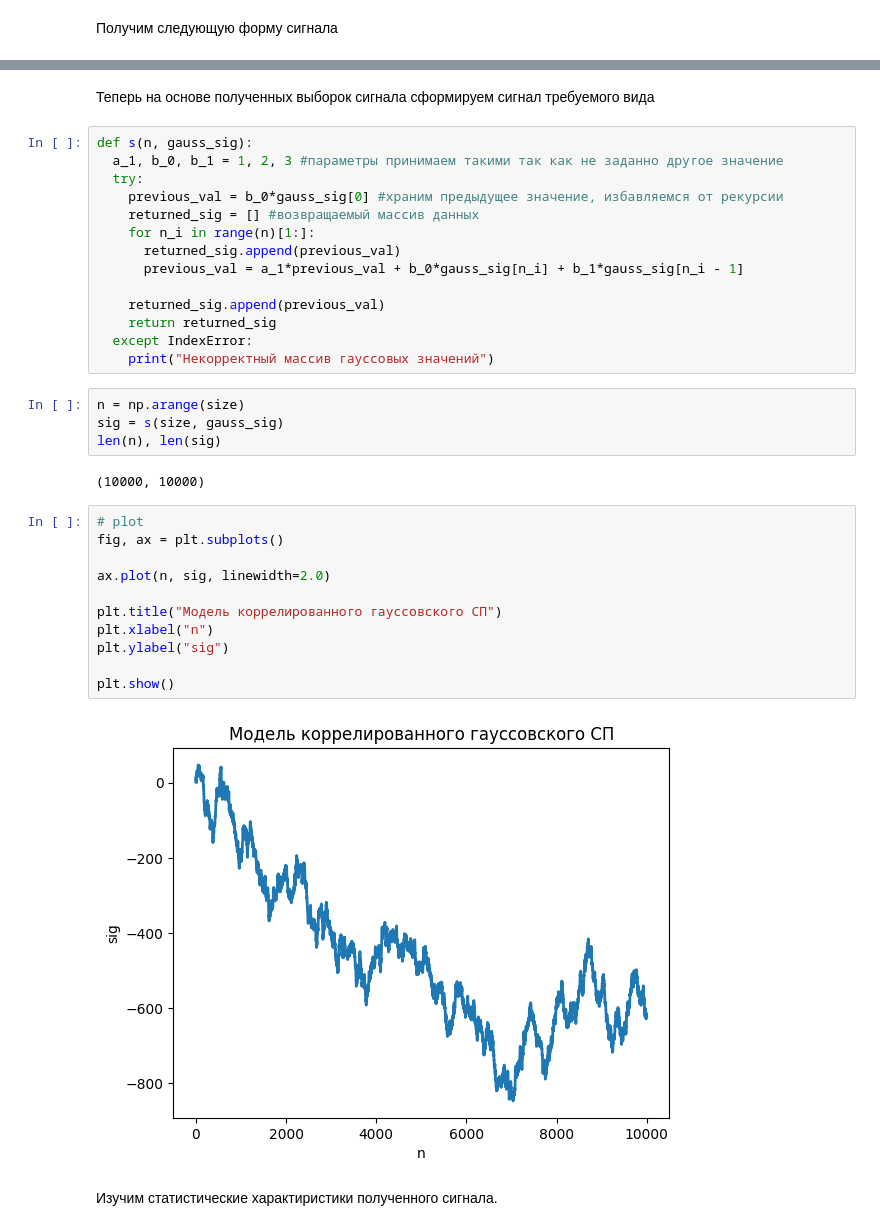
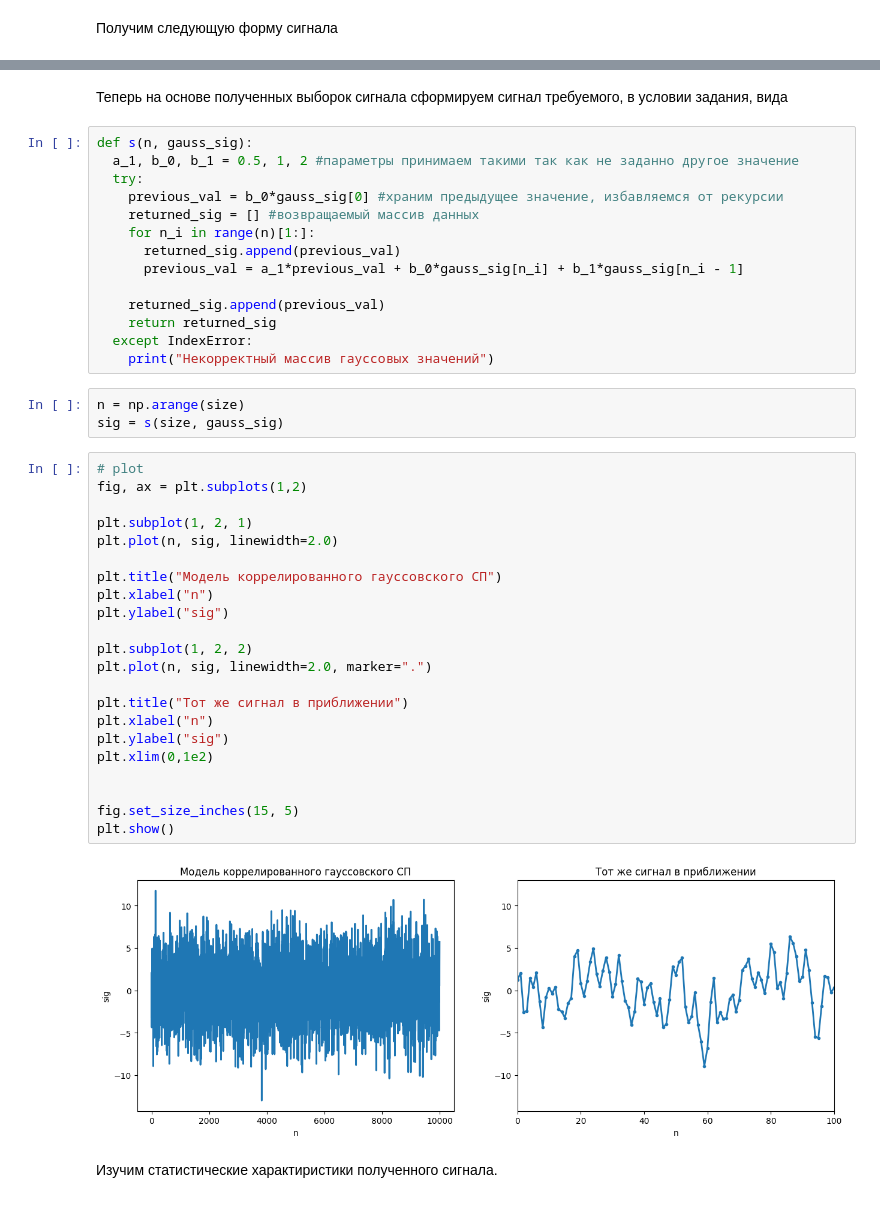
Before and after one commit to AlfaIV/RFinfSystem, a Jupyter notebook: ДЗ1_РСПИ.ipynb, the cells around one changed output, grey strips where cells are left out. Drawn from its saved outputs; the diff is of its cells as text.

```diff
--- a/ДЗ1_РСПИ.ipynb
+++ b/ДЗ1_РСПИ.ipynb
@@ -54,8 +80,8 @@ plt.show()
 # %% [markdown]
-Теперь на основе полученных выборок сигнала сформируем сигнал требуемого вида
+Теперь на основе полученных выборок сигнала сформируем сигнал требуемого, в условии задания, вида
 # %%
 def s(n, gauss_sig):
-  a_1, b_0, b_1 = 1, 2, 3 #параметры принимаем такими так как не заданно другое значение
+  a_1, b_0, b_1 = 0.5, 1, 2 #параметры принимаем такими так как не заданно другое значение
   try:
     previous_val = b_0*gauss_sig[0] #храним предыдущее значение, избавляемся от рекурсии
     returned_sig = [] #возвращаемый массив данных
@@ -70,22 +96,30 @@ def s(n, gauss_sig):
 # %%
 n = np.arange(size)
 sig = s(size, gauss_sig)
-len(n), len(sig)
-# %% [output]
-(10000, 10000)
 # %%
 # plot
-fig, ax = plt.subplots()
+fig, ax = plt.subplots(1,2)
 
-ax.plot(n, sig, linewidth=2.0)
+plt.subplot(1, 2, 1)
+plt.plot(n, sig, linewidth=2.0)
 
 plt.title("Модель коррелированного гауссовского СП")
 plt.xlabel("n")
 plt.ylabel("sig")
 
+plt.subplot(1, 2, 2)
+plt.plot(n, sig, linewidth=2.0, marker=".")
+
+plt.title("Тот же сигнал в приближении")
+plt.xlabel("n")
+plt.ylabel("sig")
+plt.xlim(0,1e2)
+
+
+fig.set_size_inches(15, 5)
 plt.show()
 # %% [output]
-[figure, old version]
+[figure, new version]
 # %% [markdown]
 Изучим статистические характиристики полученного сигнала.
 # %%
```
Also changed, not shown: parts of 54 cells of this notebook.
